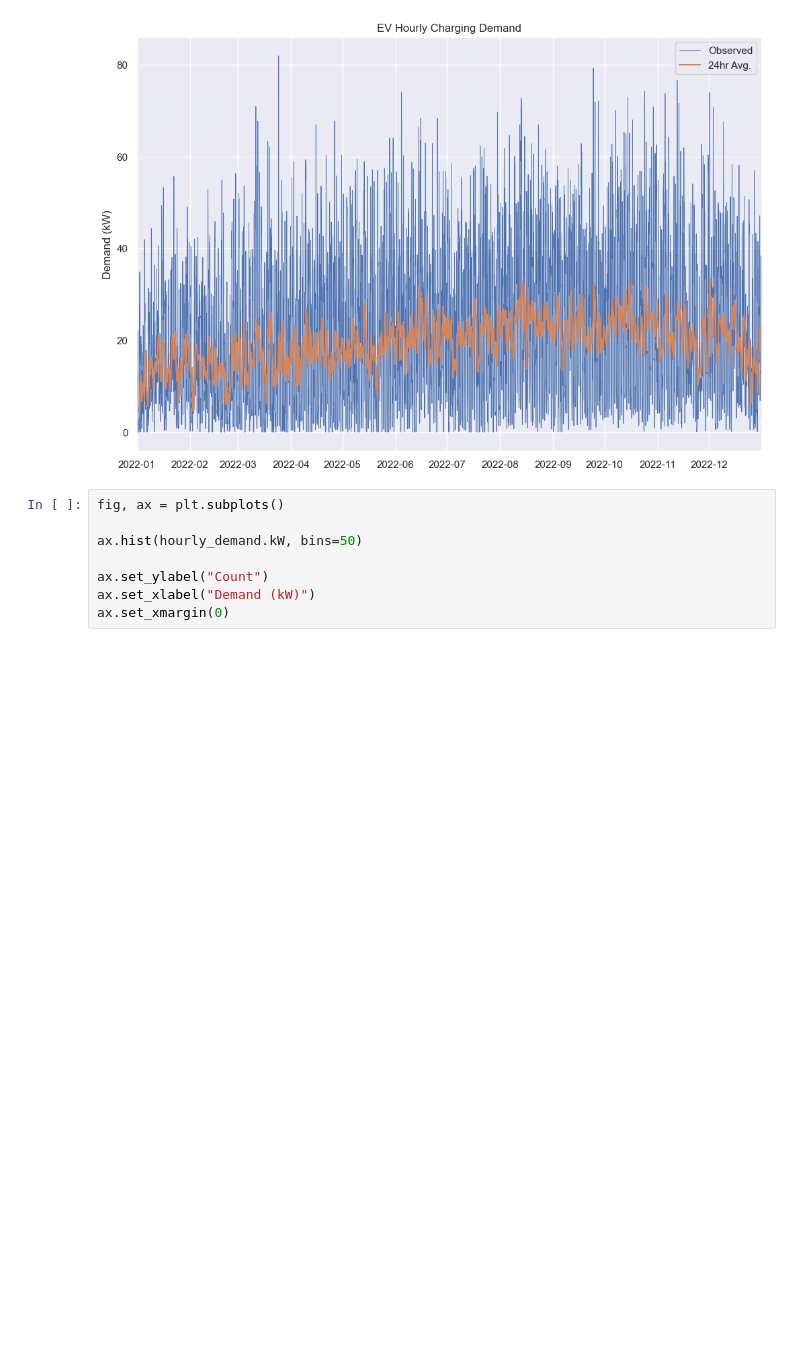
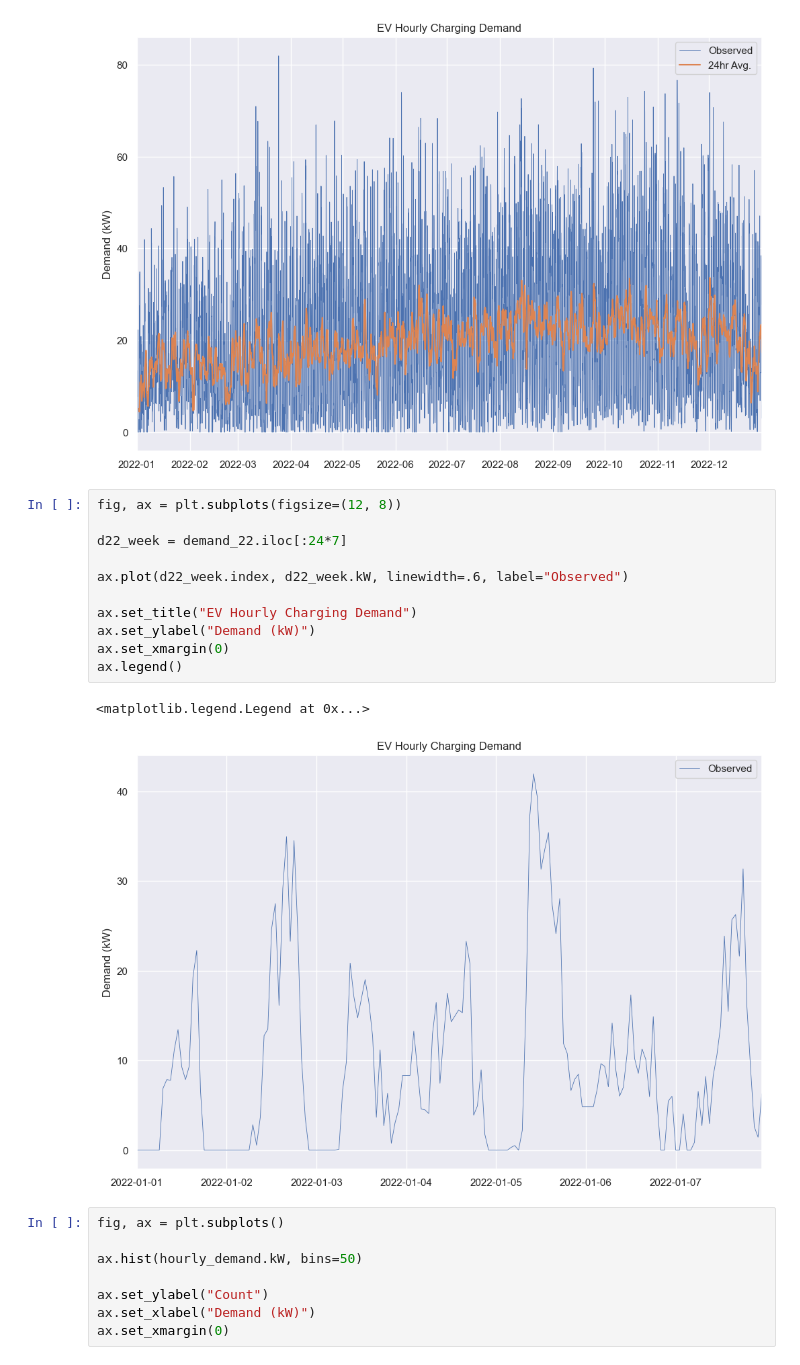
Before and after one commit to camirmas/HOPP, a Jupyter notebook: ev/ev_load.ipynb, the cells around one changed output. Drawn from its saved outputs; the diff is of its cells as text; blank space fills up the shorter version.

```diff
--- a/ev/ev_load.ipynb
+++ b/ev/ev_load.ipynb
@@ -146,6 +146,20 @@ ax.legend()
 # %% [output]
 <matplotlib.legend.Legend at 0x...>
 [figure]
+# %%
+fig, ax = plt.subplots(figsize=(12, 8))
+
+d22_week = demand_22.iloc[:24*7]
+
+ax.plot(d22_week.index, d22_week.kW, linewidth=.6, label="Observed")
+
+ax.set_title("EV Hourly Charging Demand")
+ax.set_ylabel("Demand (kW)")
+ax.set_xmargin(0)
+ax.legend()
+# %% [output]
+<matplotlib.legend.Legend at 0x...>
+[figure, added]
 # %%
 fig, ax = plt.subplots()
 
```
Also changed, not shown: parts of 1 cell of this notebook, 3 other files.
